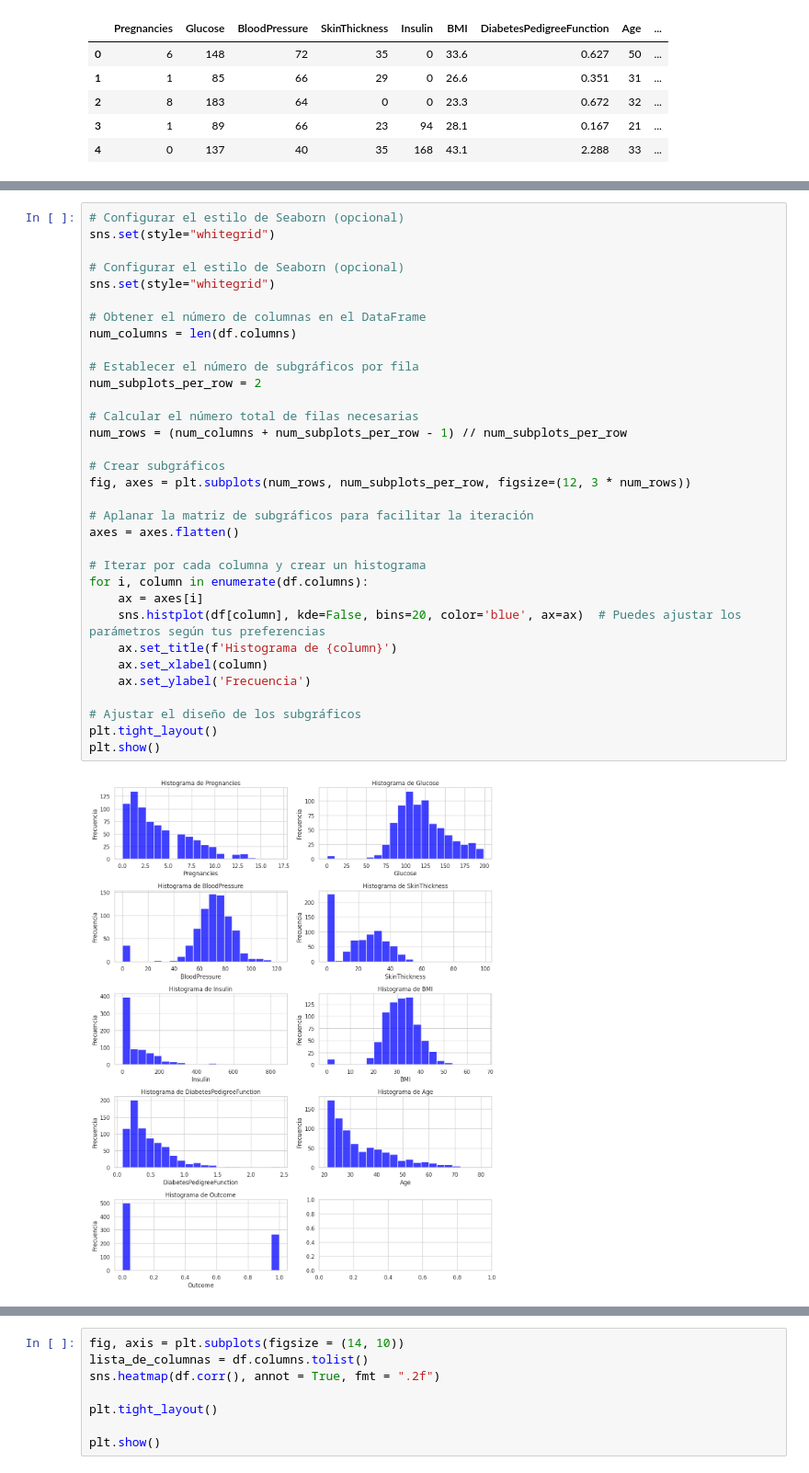
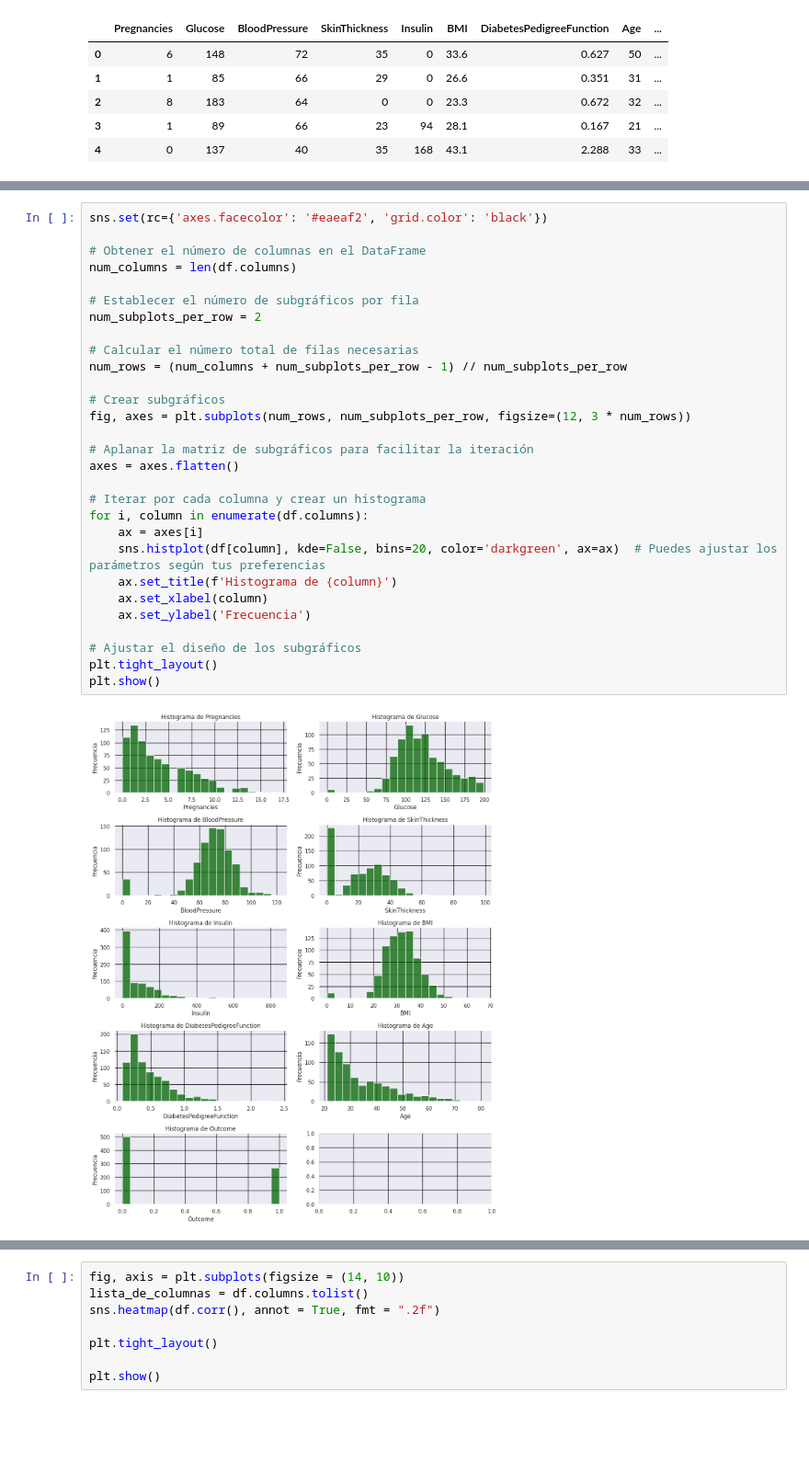
Before and after one commit to 4GeeksAcademy/alfonsoMG_boosting, a Jupyter notebook: src/3. EDA.ipynb, the cells around one changed output, grey strips where cells are left out. Shown at 92% size. Saved outputs shown, nothing was run; the diff lists cells and outputs as text; blank space fills up the shorter version.

```diff
--- a/src/3. EDA.ipynb
+++ b/src/3. EDA.ipynb
@@ -33,40 +33,36 @@ Data columns (total 9 columns):
 dtypes: float64(2), int64(7)
 memory usage: 54.1 KB
 # %%
-# Configurar el estilo de Seaborn (opcional)
-sns.set(style="whitegrid")
-
-# Configurar el estilo de Seaborn (opcional)
-sns.set(style="whitegrid")
+sns.set(rc={'axes.facecolor': '#eaeaf2', 'grid.color': 'black'})
 
 # Obtener el número de columnas en el DataFrame
 num_columns = len(df.columns)
 
 # Establecer el número de subgráficos por fila
 num_subplots_per_row = 2
 
 # Calcular el número total de filas necesarias
 num_rows = (num_columns + num_subplots_per_row - 1) // num_subplots_per_row
 
 # Crear subgráficos
 fig, axes = plt.subplots(num_rows, num_subplots_per_row, figsize=(12, 3 * num_rows))
 
 # Aplanar la matriz de subgráficos para facilitar la iteración
 axes = axes.flatten()
 
 # Iterar por cada columna y crear un histograma
 for i, column in enumerate(df.columns):
     ax = axes[i]
-    sns.histplot(df[column], kde=False, bins=20, color='blue', ax=ax)  # Puedes ajustar los parámetros según tus preferencias
+    sns.histplot(df[column], kde=False, bins=20, color='darkgreen', ax=ax)  # Puedes ajustar los parámetros según tus preferencias
     ax.set_title(f'Histograma de {column}')
     ax.set_xlabel(column)
     ax.set_ylabel('Frecuencia')
 
 # Ajustar el diseño de los subgráficos
 plt.tight_layout()
 plt.show()
 # %% [output]
-[figure, old version]
+[figure, new version]
 # %%
 target_column = 'Outcome'
 
```
Also changed, not shown: parts of 9 cells of this notebook, 10 other files.
